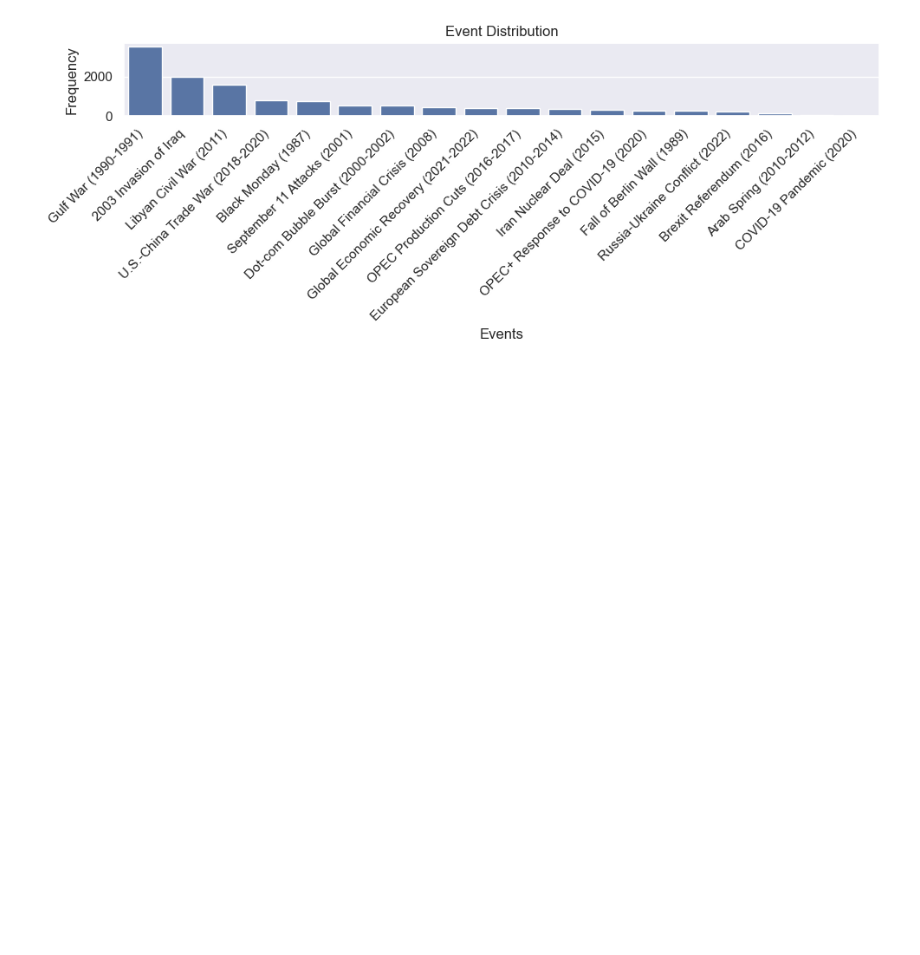
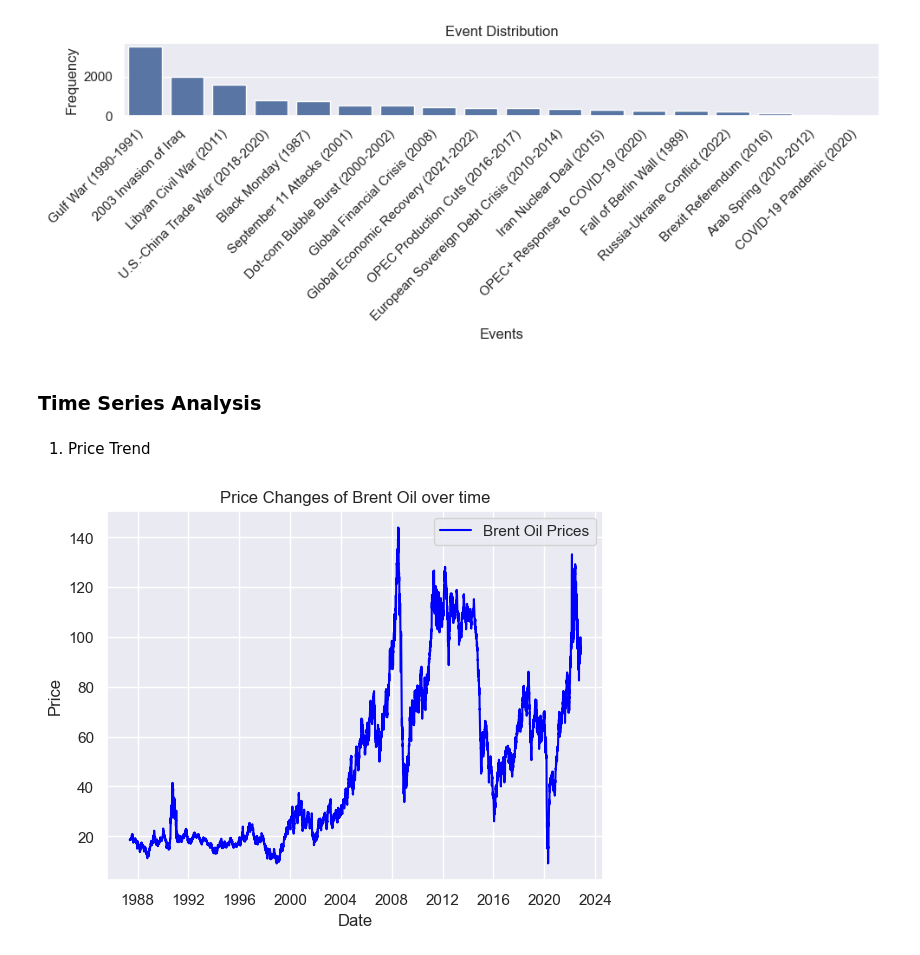
Before and after one commit to WildCayote/Brent-Oil-Market-Dynamics, a Jupyter notebook: notebooks/price_analysis.ipynb, the cells around one changed output. Cells and saved outputs as stored; diff of their text form; code cells hidden in the pictures; blank space fills up the shorter version.

Commit message:
Feat: Added trend analysis

```diff
--- a/notebooks/price_analysis.ipynb
+++ b/notebooks/price_analysis.ipynb
@@ -159,3 +159,15 @@ plt.tight_layout()
 plt.show()
 # %% [output]
 [figure]
+# %% [markdown]
+### Time Series Analysis
+# %%
+from scripts.time_sereies_analyzer import TimeSeriesAnalyzer
+
+ts_analyzer = TimeSeriesAnalyzer(time_series_data=data, date_column='Date')
+# %% [markdown]
+1) Price Trend
+# %%
+ts_analyzer.visualize_value(col='Price', label='Brent Oil Prices', title='Price Changes of Brent Oil over time')
+# %% [output]
+[figure, added]
```
Also changed, not shown: 1 other file.
